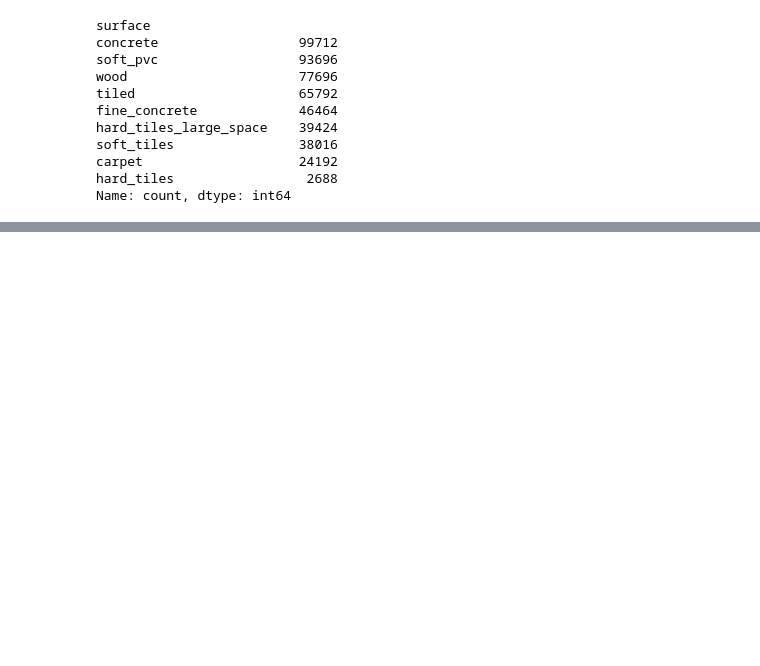
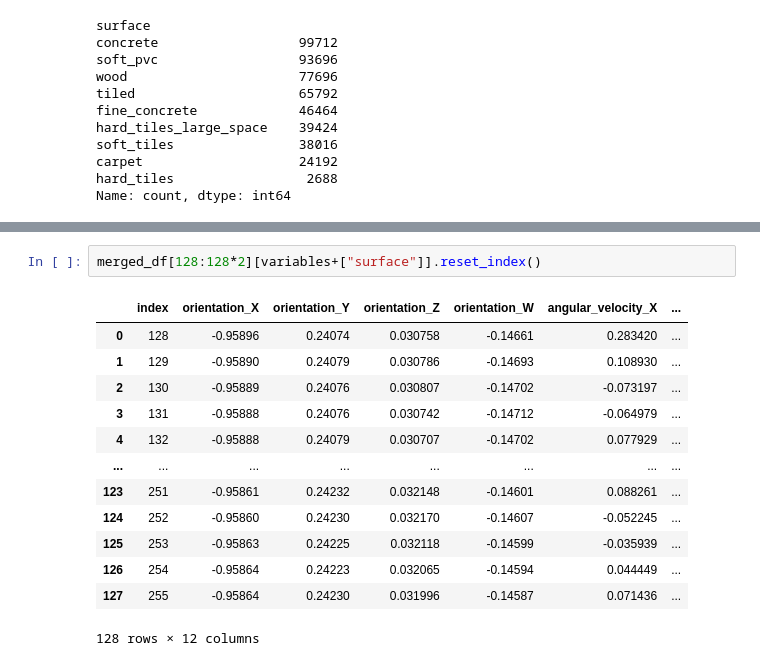
Before and after one commit to MAli7319/DSCP, a Jupyter notebook: dscp_project.ipynb, the cells around one changed output, grey strips where cells are left out. Saved outputs shown, nothing was run; the diff lists cells and outputs as text; blank space fills up the shorter version.

```diff
--- a/dscp_project.ipynb
+++ b/dscp_project.ipynb
@@ -234,0 +210,16 @@ dict_data = split_data(merged_df)
+# %%
+merged_df[128:128*2][variables+["surface"]].reset_index()
+# %% [output]
+|  | index | orientation_X | orientation_Y | orientation_Z | orientation_W | angular_velocity_X | ... |
+| 0 | 128 | -0.95896 | 0.24074 | 0.030758 | -0.14661 | 0.283420 | ... |
+| 1 | 129 | -0.95890 | 0.24079 | 0.030786 | -0.14693 | 0.108930 | ... |
+| 2 | 130 | -0.95889 | 0.24076 | 0.030807 | -0.14702 | -0.073197 | ... |
+| 3 | 131 | -0.95888 | 0.24076 | 0.030742 | -0.14712 | -0.064979 | ... |
+| 4 | 132 | -0.95888 | 0.24079 | 0.030707 | -0.14702 | 0.077929 | ... |
+| ... | ... | ... | ... | ... | ... | ... | ... |
+| 123 | 251 | -0.95861 | 0.24232 | 0.032148 | -0.14601 | 0.088261 | ... |
+| 124 | 252 | -0.95860 | 0.24230 | 0.032170 | -0.14607 | -0.052245 | ... |
+| 125 | 253 | -0.95863 | 0.24225 | 0.032118 | -0.14599 | -0.035939 | ... |
+| 126 | 254 | -0.95864 | 0.24223 | 0.032065 | -0.14594 | 0.044449 | ... |
+| 127 | 255 | -0.95864 | 0.24230 | 0.031996 | -0.14587 | 0.071436 | ... |
+128 rows × 12 columns
```
Also changed, not shown: parts of 41 cells of this notebook, 2 other files.
